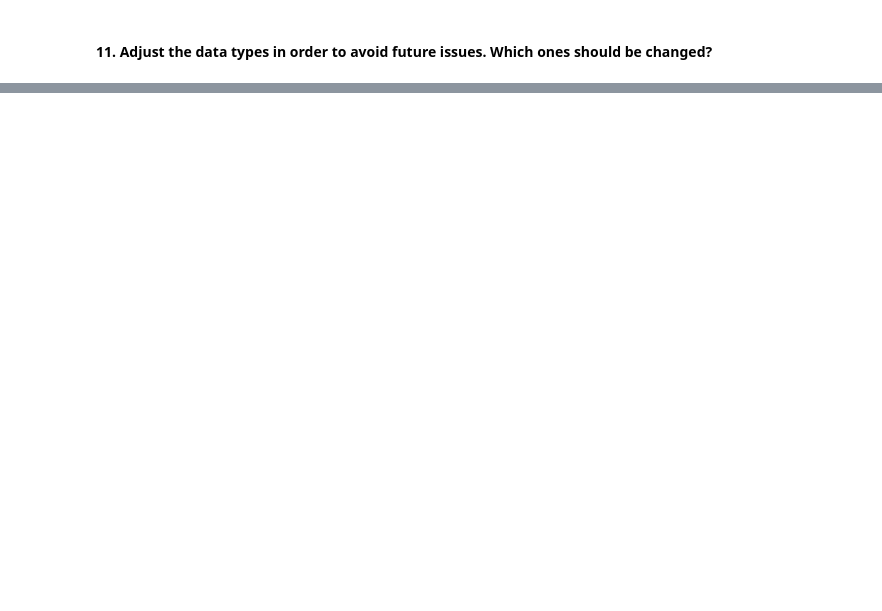
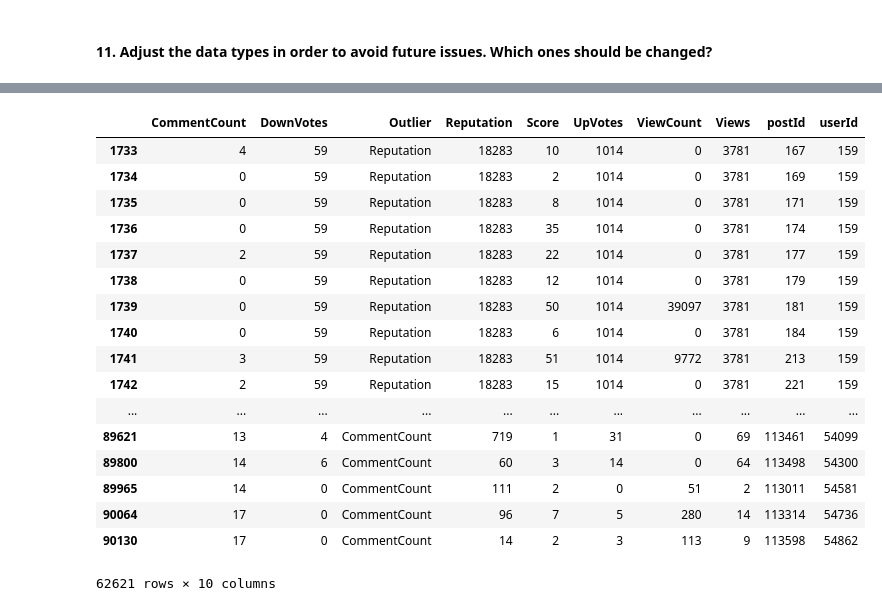
Before and after one commit to ta-data-bcn/lab-data-cleaning, a Jupyter notebook: your-code/main.ipynb, the cells around one changed output, grey strips where cells are left out. Drawn from its saved outputs; the diff is of its cells as text; code cells hidden in the pictures; blank space fills up the shorter version.

Commit message:
Finished lab Vilma. Bonus link to weather data did not work

```diff
--- a/your-code/main.ipynb
+++ b/your-code/main.ipynb
@@ -24,3 +212,11 @@ You will need to make a [merge](https://pandas.pydata.org/pandas-docs/stable/gen
 # %% [markdown]
 #### 10. You will need to make something with missing values.  Will you clean or filling them? Explain.
 **Remember** to check the results of your code before passing to the next step
+# %%
+# Taking into account that NaN appears in half of the rows in ViewCount, filling them seems more reasonable
+#otherwise we loose a lot of data
+
+
+users_posts['ViewCount'] = users_posts['ViewCount'].fillna(0)
+
+users_posts.head()
@@ -28,0 +245,5 @@ You will need to make a [merge](https://pandas.pydata.org/pandas-docs/stable/gen
+# %%
+# All columns have numeric data that should be int not float. Alternatively userId could be
+#object type so numeric operations would not be applied to it
+
+users_posts['ViewCount'] = users_posts['ViewCount'] .astype('int64')
@@ -28,0 +272,5 @@ You will need to make a [merge](https://pandas.pydata.org/pandas-docs/stable/gen
+# %%
+# Creating table of statistics of the data
+stats = users_posts.describe().transpose()
+stats['IQR'] = stats['75%'] - stats['25%']
+stats
@@ -28,0 +288,35 @@ You will need to make a [merge](https://pandas.pydata.org/pandas-docs/stable/gen
+# %%
+# Creating outliers table
+outliers = pd.DataFrame(columns=users_posts.columns)
+
+for col in stats.index:
+    iqr = stats.at[col,'IQR']
+    cutoff = iqr * 3
+    lower = stats.at[col,'25%'] - cutoff
+    upper = stats.at[col,'75%'] + cutoff
+    results = users_posts[(users_posts[col] < lower) |
+                   (users_posts[col] > upper)].copy()
+    results['Outlier'] = col
+    outliers = outliers.append(results)
+# %%
+#Seems like even with a stricter cutoff of iqr*3 there are still a lot of outliers
+outliers
+# %% [output]
+|  | CommentCount | DownVotes | Outlier | Reputation | Score | UpVotes | ViewCount | Views | postId | userId |
+| 1733 | 4 | 59 | Reputation | 18283 | 10 | 1014 | 0 | 3781 | 167 | 159 |
+| 1734 | 0 | 59 | Reputation | 18283 | 2 | 1014 | 0 | 3781 | 169 | 159 |
+| 1735 | 0 | 59 | Reputation | 18283 | 8 | 1014 | 0 | 3781 | 171 | 159 |
+| 1736 | 0 | 59 | Reputation | 18283 | 35 | 1014 | 0 | 3781 | 174 | 159 |
+| 1737 | 2 | 59 | Reputation | 18283 | 22 | 1014 | 0 | 3781 | 177 | 159 |
+| 1738 | 0 | 59 | Reputation | 18283 | 12 | 1014 | 0 | 3781 | 179 | 159 |
+| 1739 | 0 | 59 | Reputation | 18283 | 50 | 1014 | 39097 | 3781 | 181 | 159 |
+| 1740 | 0 | 59 | Reputation | 18283 | 6 | 1014 | 0 | 3781 | 184 | 159 |
+| 1741 | 3 | 59 | Reputation | 18283 | 51 | 1014 | 9772 | 3781 | 213 | 159 |
+| 1742 | 2 | 59 | Reputation | 18283 | 15 | 1014 | 0 | 3781 | 221 | 159 |
+| ... | ... | ... | ... | ... | ... | ... | ... | ... | ... | ... |
+| 89621 | 13 | 4 | CommentCount | 719 | 1 | 31 | 0 | 69 | 113461 | 54099 |
+| 89800 | 14 | 6 | CommentCount | 60 | 3 | 14 | 0 | 64 | 113498 | 54300 |
+| 89965 | 14 | 0 | CommentCount | 111 | 2 | 0 | 51 | 2 | 113011 | 54581 |
+| 90064 | 17 | 0 | CommentCount | 96 | 7 | 5 | 280 | 14 | 113314 | 54736 |
+| 90130 | 17 | 0 | CommentCount | 14 | 2 | 3 | 113 | 9 | 113598 | 54862 |
+62621 rows × 10 columns
```
Also changed, not shown: parts of 21 cells of this notebook, 1 other file.
